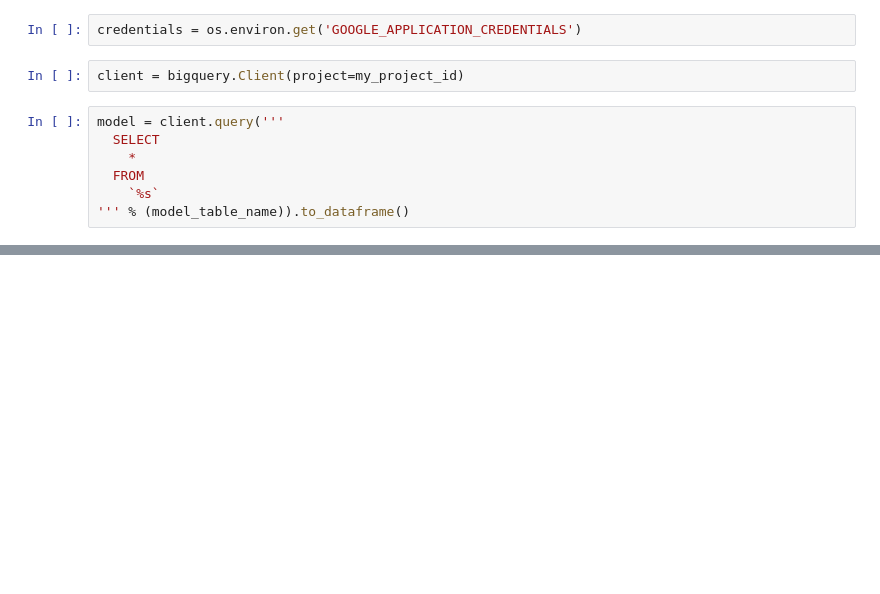
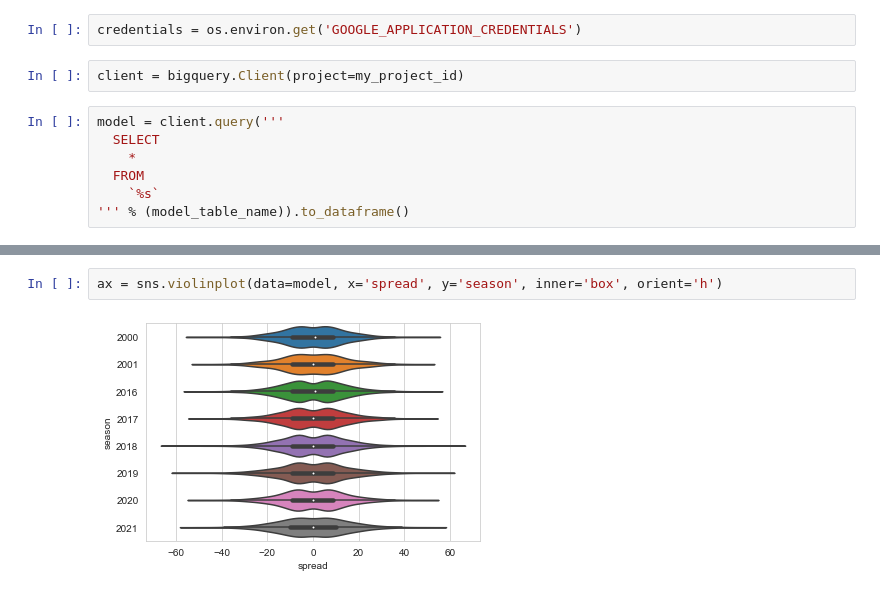
Before and after one commit to cwilbar04/gcp-end-to-end-nba-predictions, a Jupyter notebook: notebooks/EDA.ipynb, the cells around one changed output, grey strips where cells are left out. Saved outputs shown, nothing was run; the diff lists cells and outputs as text; blank space fills up the shorter version.

```diff
--- a/notebooks/EDA.ipynb
+++ b/notebooks/EDA.ipynb
@@ -94,0 +95,4 @@ model.drop_duplicates()
+# %%
+ax = sns.violinplot(data=model, x='spread', y='season', inner='box', orient='h')
+# %% [output]
+[figure, added]
```
Also changed, not shown: parts of 8 cells of this notebook, 3 other files.
